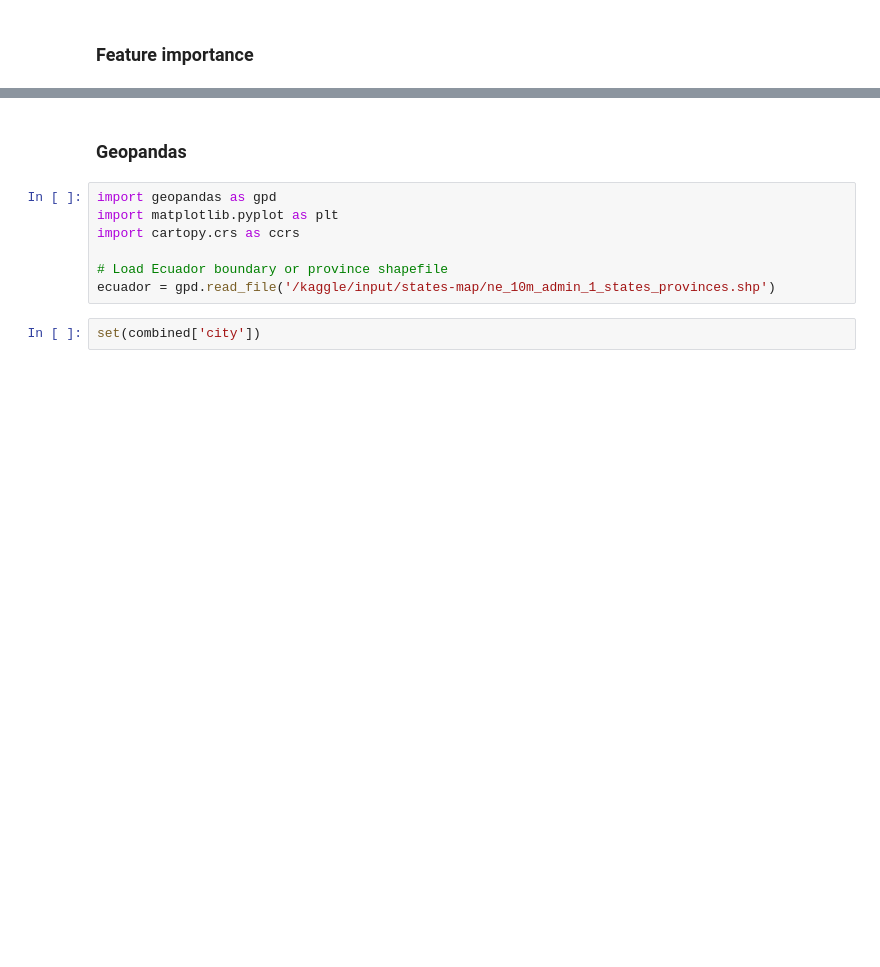
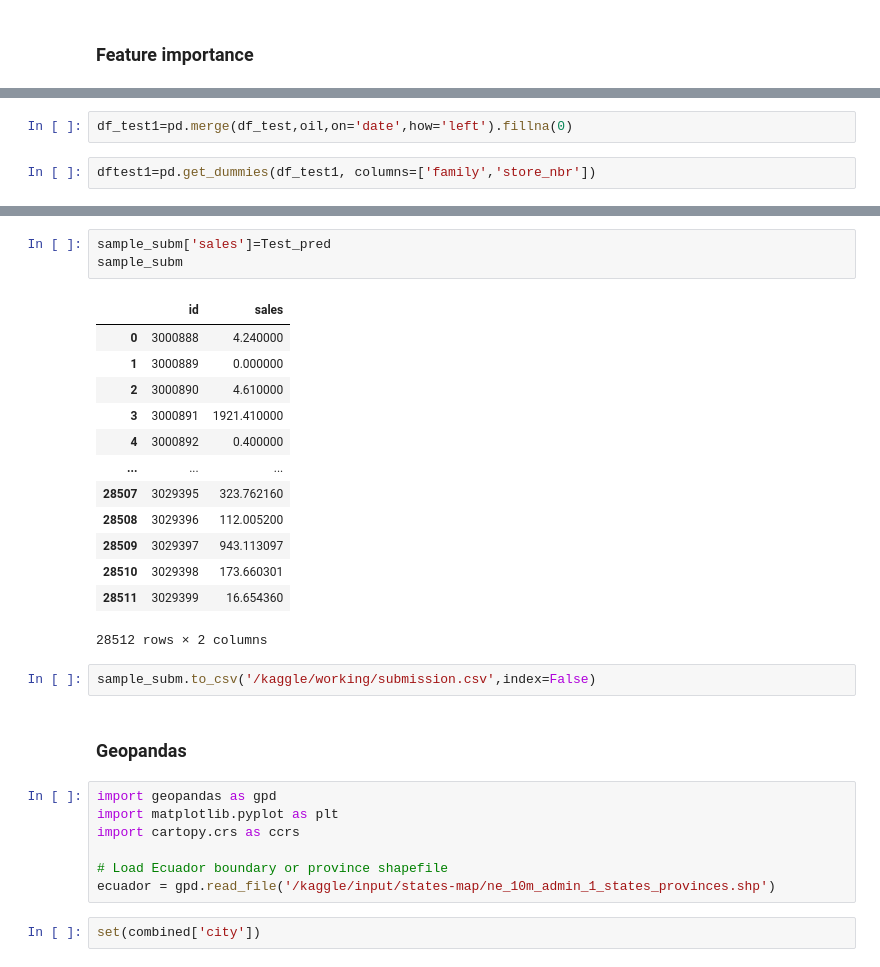
Before and after one commit to arielxinsu/Erdos_Grocery_Sales, a Jupyter notebook: price-forecast.ipynb, the cells around one changed output, grey strips where cells are left out. Saved outputs shown, nothing was run; the diff lists cells and outputs as text; blank space fills up the shorter version.

```diff
--- a/price-forecast.ipynb
+++ b/price-forecast.ipynb
@@ -490,0 +468,4 @@ print(importance_df)
+# %%
+df_test1=pd.merge(df_test,oil,on='date',how='left').fillna(0)
+# %%
+dftest1=pd.get_dummies(df_test1, columns=['family','store_nbr'])
@@ -491,3 +478,22 @@ print(importance_df)
+# %%
+sample_subm['sales']=Test_pred
+sample_subm
+# %% [output]
+|  | id | sales |
+| 0 | 3000888 | 4.240000 |
+| 1 | 3000889 | 0.000000 |
+| 2 | 3000890 | 4.610000 |
+| 3 | 3000891 | 1921.410000 |
+| 4 | 3000892 | 0.400000 |
+| ... | ... | ... |
+| 28507 | 3029395 | 323.762160 |
+| 28508 | 3029396 | 112.005200 |
+| 28509 | 3029397 | 943.113097 |
+| 28510 | 3029398 | 173.660301 |
+| 28511 | 3029399 | 16.654360 |
+28512 rows × 2 columns
+# %%
+sample_subm.to_csv('/kaggle/working/submission.csv',index=False)
 # %% [markdown]
 ### Geopandas
 # %%
```
Also changed, not shown: parts of 25 cells of this notebook.
